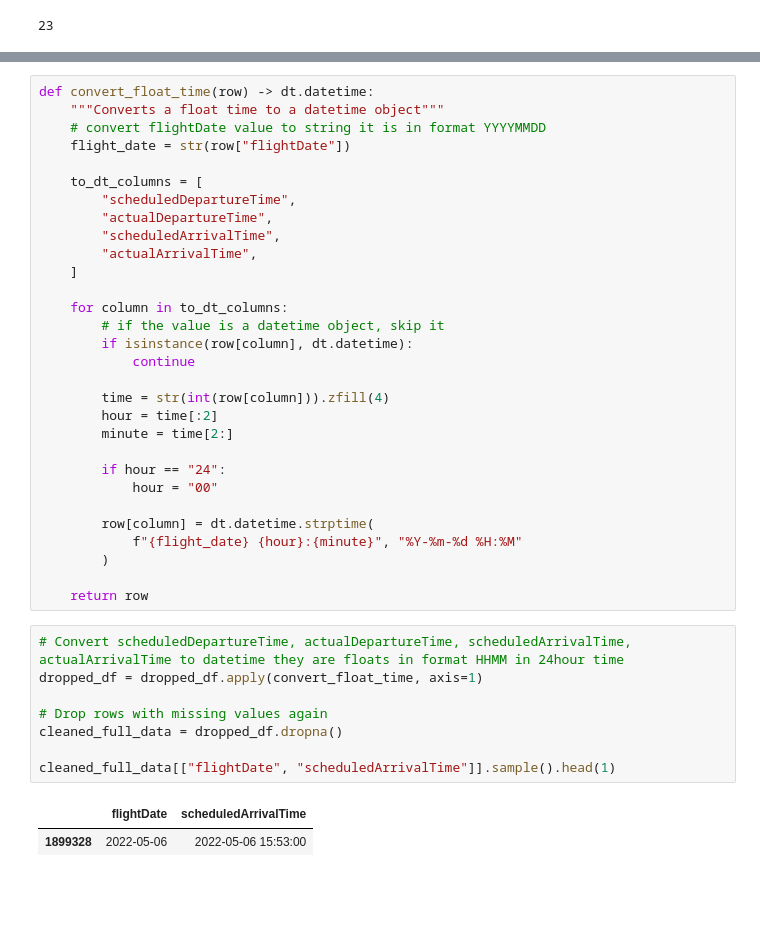
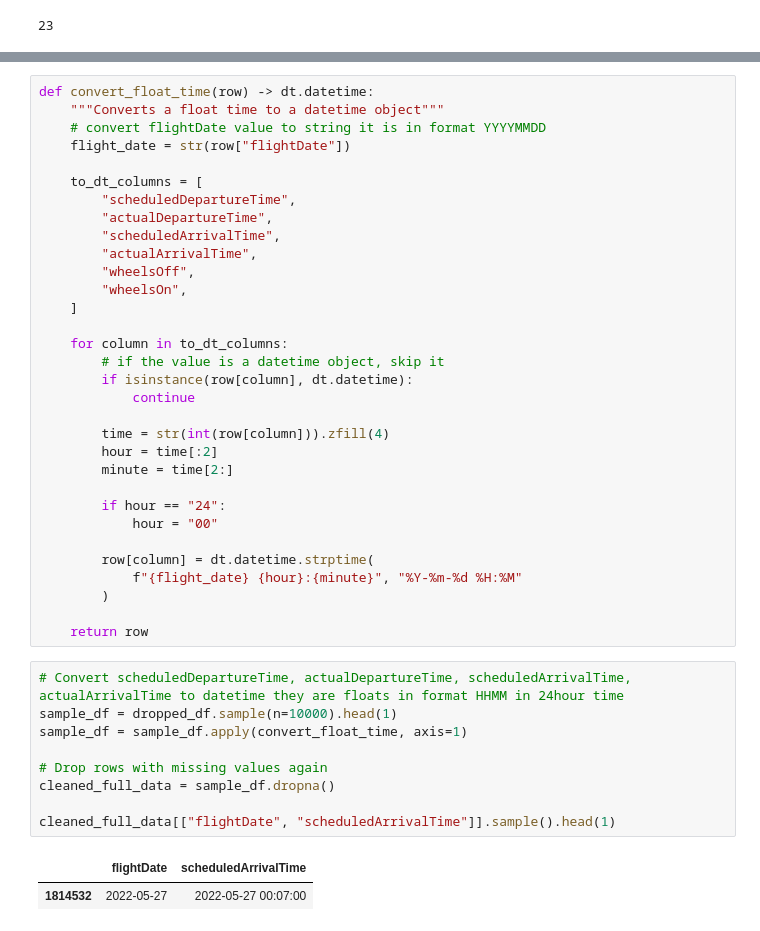
Before and after one commit to dbchristenson/timely-takeoff-model, a Jupyter notebook: src/intake_test.ipynb, the cells around one changed output, grey strips where cells are left out. Saved outputs shown, nothing was run; the diff lists cells and outputs as text; blank space fills up the shorter version.

```diff
--- a/src/intake_test.ipynb
+++ b/src/intake_test.ipynb
@@ -188,6 +188,8 @@ def convert_float_time(row) -> dt.datetime:
         "actualDepartureTime",
         "scheduledArrivalTime",
         "actualArrivalTime",
+        "wheelsOff",
+        "wheelsOn",
     ]
 
     for column in to_dt_columns:
@@ -209,12 +211,13 @@ def convert_float_time(row) -> dt.datetime:
     return row
 # %%
 # Convert scheduledDepartureTime, actualDepartureTime, scheduledArrivalTime, actualArrivalTime to datetime they are floats in format HHMM in 24hour time
-dropped_df = dropped_df.apply(convert_float_time, axis=1)
+sample_df = dropped_df.sample(n=10000).head(1)
+sample_df = sample_df.apply(convert_float_time, axis=1)
 
 # Drop rows with missing values again
-cleaned_full_data = dropped_df.dropna()
+cleaned_full_data = sample_df.dropna()
 
 cleaned_full_data[["flightDate", "scheduledArrivalTime"]].sample().head(1)
 # %% [output]
 |  | flightDate | scheduledArrivalTime |
-| 1899328 | 2022-05-06 | 2022-05-06 15:53:00 |
+| 1814532 | 2022-05-27 | 2022-05-27 00:07:00 |
```
Also changed, not shown: parts of 11 cells of this notebook, 4 other files.
